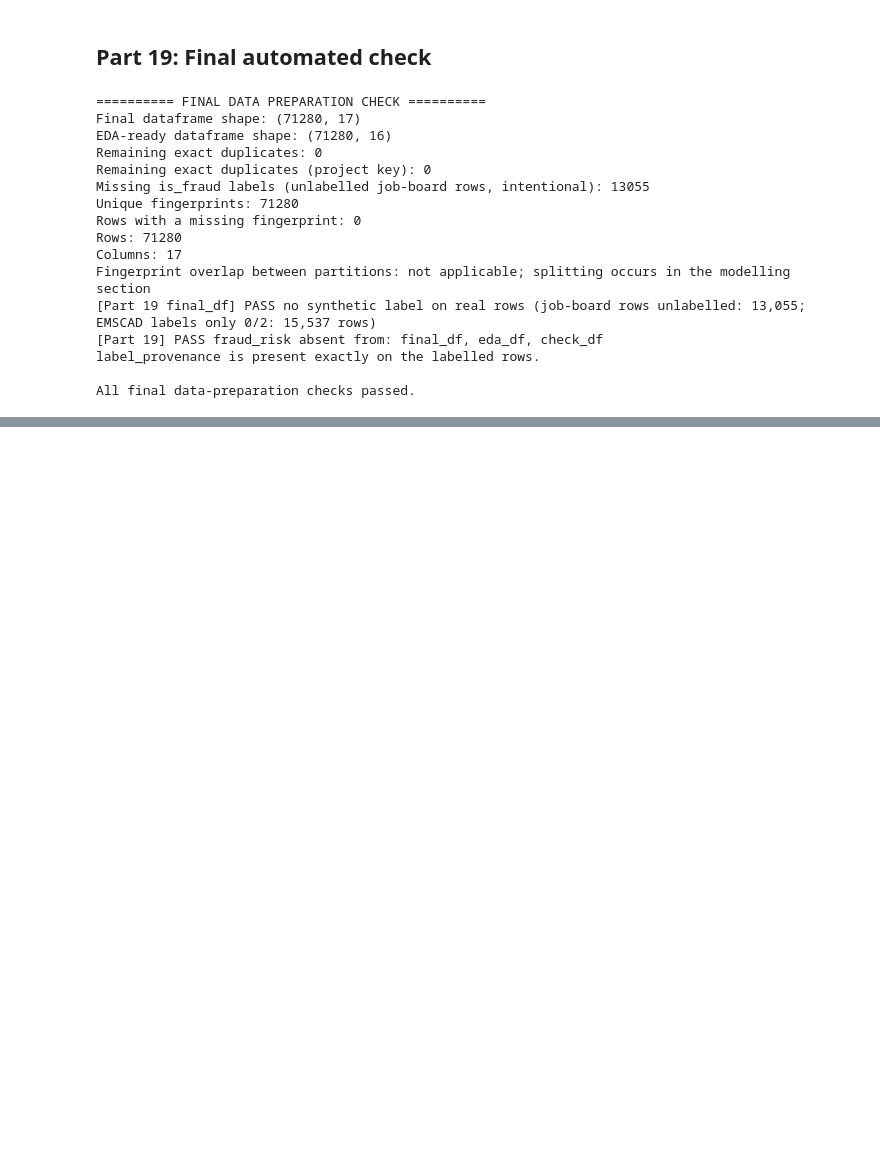
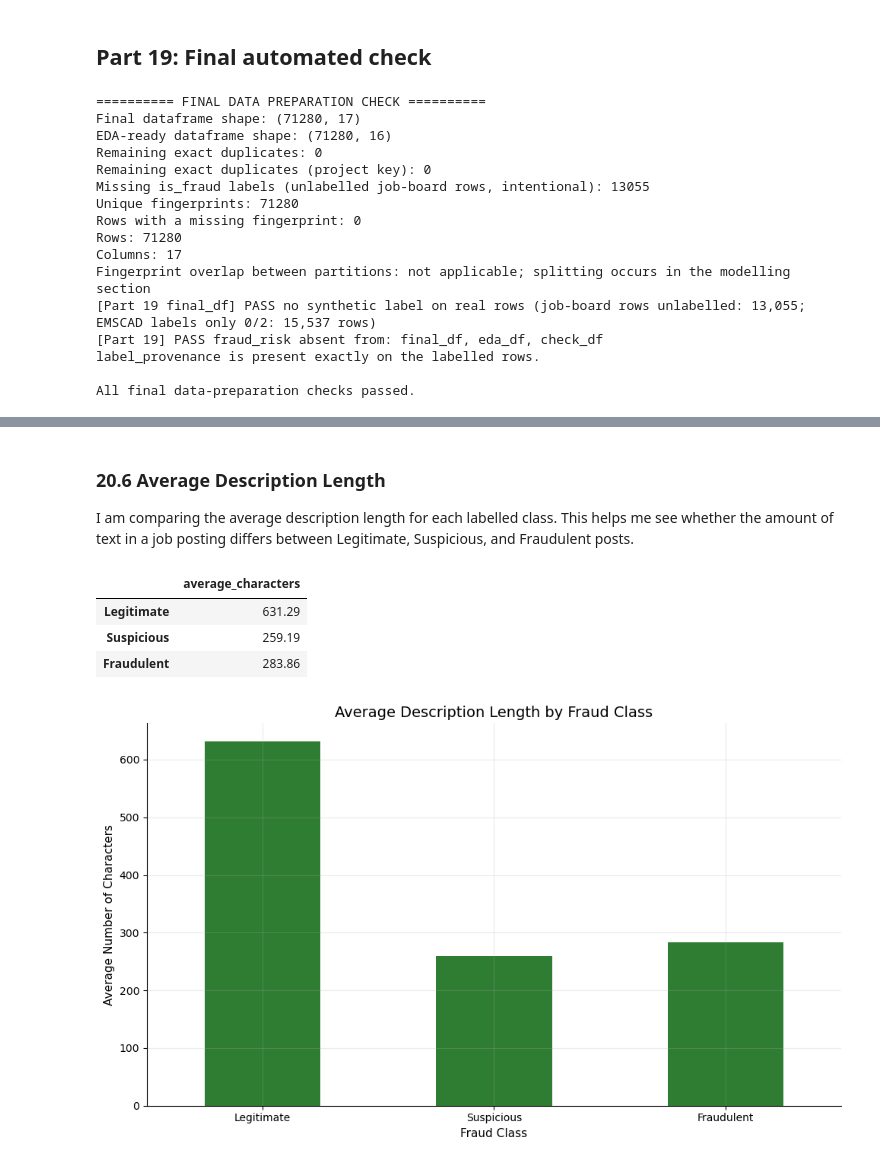
Before and after one commit to group2DS/job-scam-detection, a Jupyter notebook: notebooks/02_job_scam_detection.ipynb, the cells around one changed output, grey strips where cells are left out. Saved outputs shown, nothing was run; the diff lists cells and outputs as text; code cells hidden in the pictures; blank space fills up the shorter version.

```diff
--- a/notebooks/02_job_scam_detection.ipynb
+++ b/notebooks/02_job_scam_detection.ipynb
@@ -1626,0 +1795,27 @@ All final data-preparation checks passed.
+# %% [markdown]
+### 20.6 Average Description Length
+
+I am comparing the average description length for each labelled class. This helps me see whether the amount of text in a job posting differs between Legitimate, Suspicious, and Fraudulent posts.
+# %%
+# Calculate the average description length for each labelled class
+labelled = eda_df[eda_df["is_fraud"].notna()].copy()
+labelled["description_length"] = labelled["description"].fillna("").str.len()
+
+average_length = labelled.groupby("is_fraud")["description_length"].mean()
+average_length.index = [class_names[i] for i in average_length.index]
+
+display(average_length.round(2).to_frame("average_characters"))
+
+average_length.plot(kind="bar")
+plt.title("Average Description Length by Fraud Class")
+plt.xlabel("Fraud Class")
+plt.ylabel("Average Number of Characters")
+plt.xticks(rotation=0)
+plt.tight_layout()
+plt.show()
+# %% [output]
+|  | average_characters |
+| Legitimate | 631.29 |
+| Suspicious | 259.19 |
+| Fraudulent | 283.86 |
+[figure, added]
```
Also changed, not shown: parts of 63 cells of this notebook.
